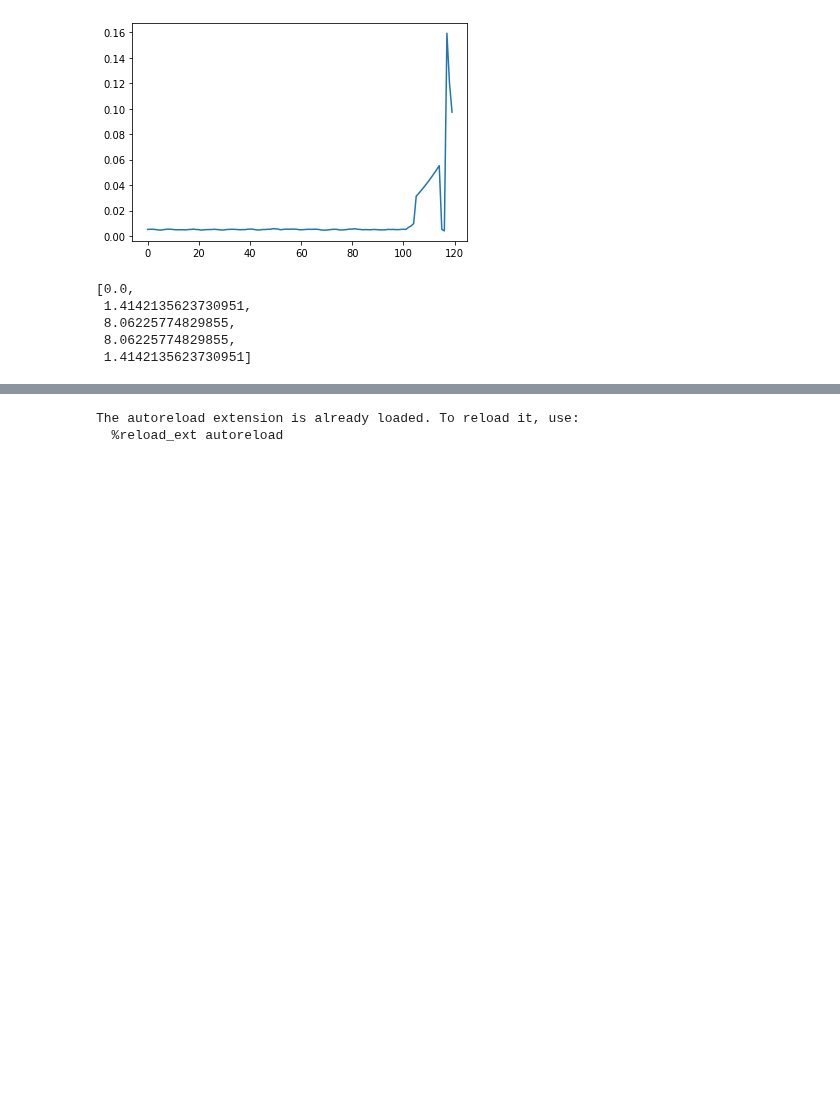
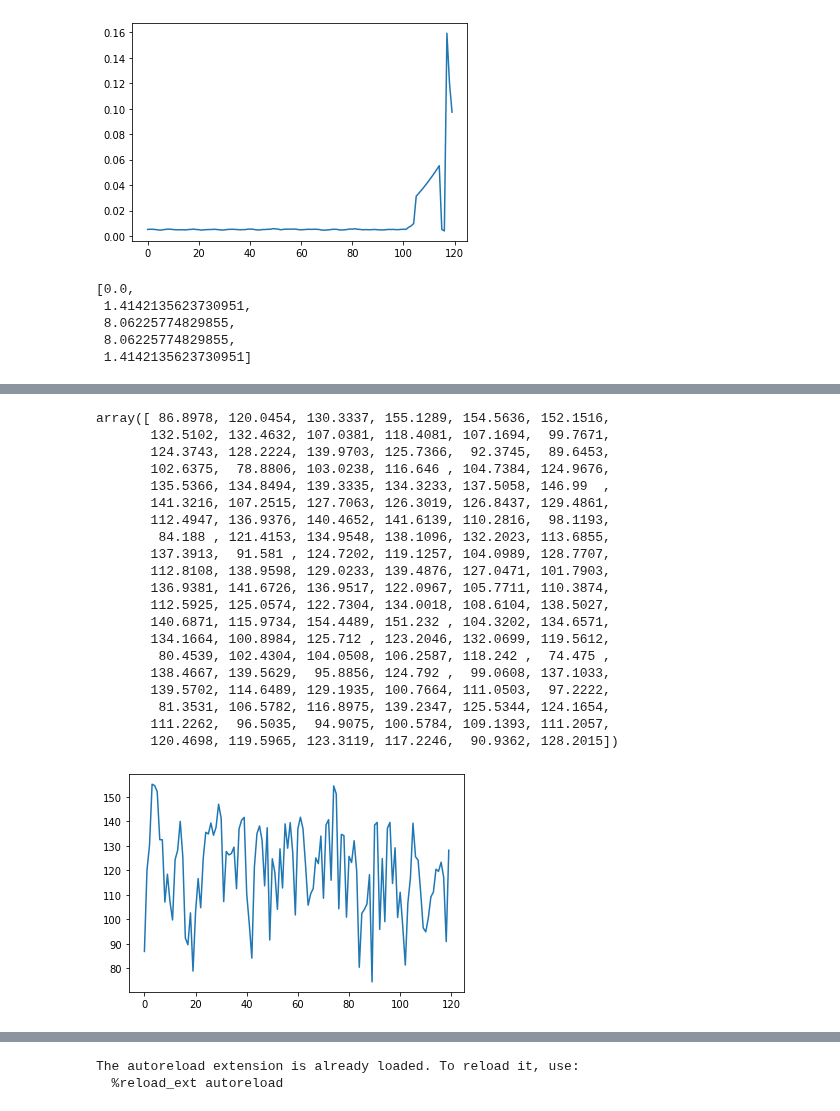
Before and after one commit to ai4sre/meltria-analyzer, a Jupyter notebook: notebooks/changepoint.ipynb, the cells around one changed output, grey strips where cells are left out. Drawn from its saved outputs; the diff is of its cells as text; code cells hidden in the pictures; blank space fills up the shorter version.

```diff
--- a/notebooks/changepoint.ipynb
+++ b/notebooks/changepoint.ipynb
@@ -132,0 +131,29 @@ plt.plot(scores2)
+# %%
+# White-noise
+filepath = '/datasets/argowf-chaos-hg68n/2021-12-09-argowf-chaos-hg68n-user_pod-cpu-hog_2.json'
+data_df, _, metrics_meta = tsdr.read_metrics_json(filepath)
+white_noise_series = data_df['c-orders_network_receive_packets_total'].to_numpy()
+plt.plot(white_noise_series)
+white_noise_series
+# %% [output]
+array([ 86.8978, 120.0454, 130.3337, 155.1289, 154.5636, 152.1516,
+       132.5102, 132.4632, 107.0381, 118.4081, 107.1694,  99.7671,
+       124.3743, 128.2224, 139.9703, 125.7366,  92.3745,  89.6453,
+       102.6375,  78.8806, 103.0238, 116.646 , 104.7384, 124.9676,
+       135.5366, 134.8494, 139.3335, 134.3233, 137.5058, 146.99  ,
+       141.3216, 107.2515, 127.7063, 126.3019, 126.8437, 129.4861,
+       112.4947, 136.9376, 140.4652, 141.6139, 110.2816,  98.1193,
+        84.188 , 121.4153, 134.9548, 138.1096, 132.2023, 113.6855,
+       137.3913,  91.581 , 124.7202, 119.1257, 104.0989, 128.7707,
+       112.8108, 138.9598, 129.0233, 139.4876, 127.0471, 101.7903,
+       136.9381, 141.6726, 136.9517, 122.0967, 105.7711, 110.3874,
+       112.5925, 125.0574, 122.7304, 134.0018, 108.6104, 138.5027,
+       140.6871, 115.9734, 154.4489, 151.232 , 104.3202, 134.6571,
+       134.1664, 100.8984, 125.712 , 123.2046, 132.0699, 119.5612,
+        80.4539, 102.4304, 104.0508, 106.2587, 118.242 ,  74.475 ,
+       138.4667, 139.5629,  95.8856, 124.792 ,  99.0608, 137.1033,
+       139.5702, 114.6489, 129.1935, 100.7664, 111.0503,  97.2222,
+        81.3531, 106.5782, 116.8975, 139.2347, 125.5344, 124.1654,
+       111.2262,  96.5035,  94.9075, 100.5784, 109.1393, 111.2057,
+       120.4698, 119.5965, 123.3119, 117.2246,  90.9362, 128.2015])
+[figure, added]
```
Also changed, not shown: parts of 7 cells of this notebook.
